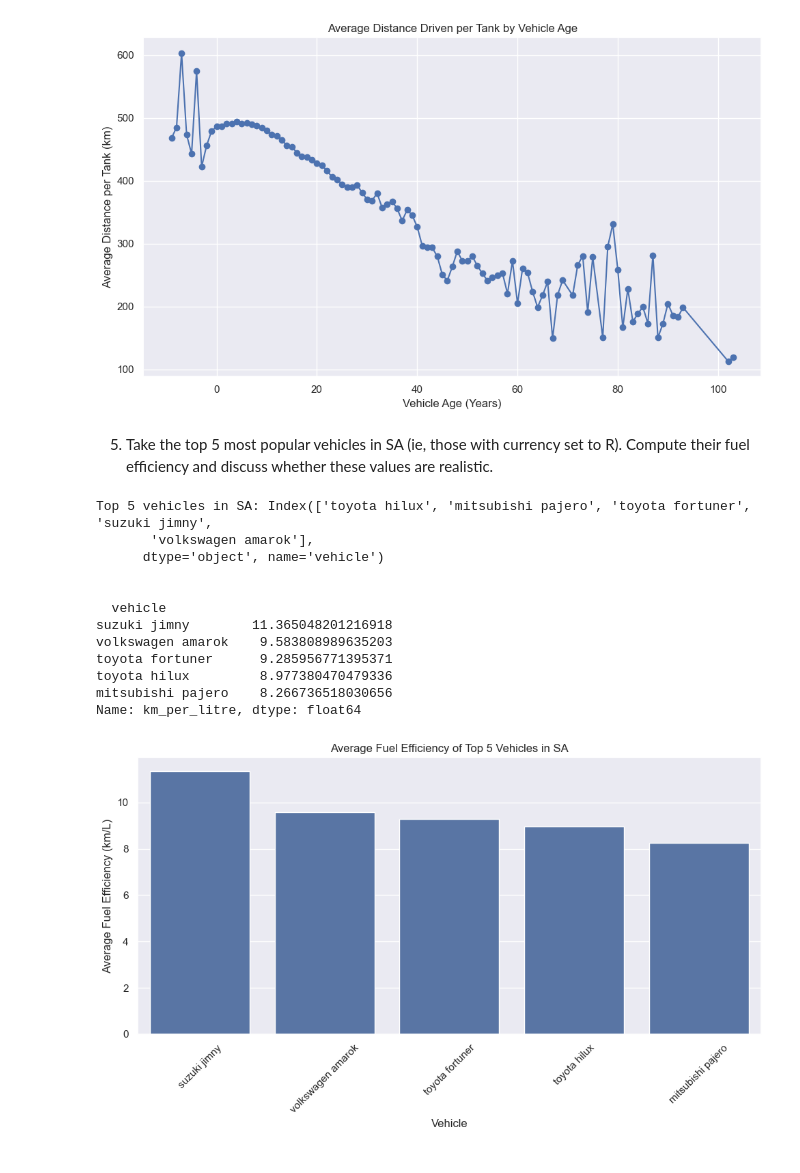
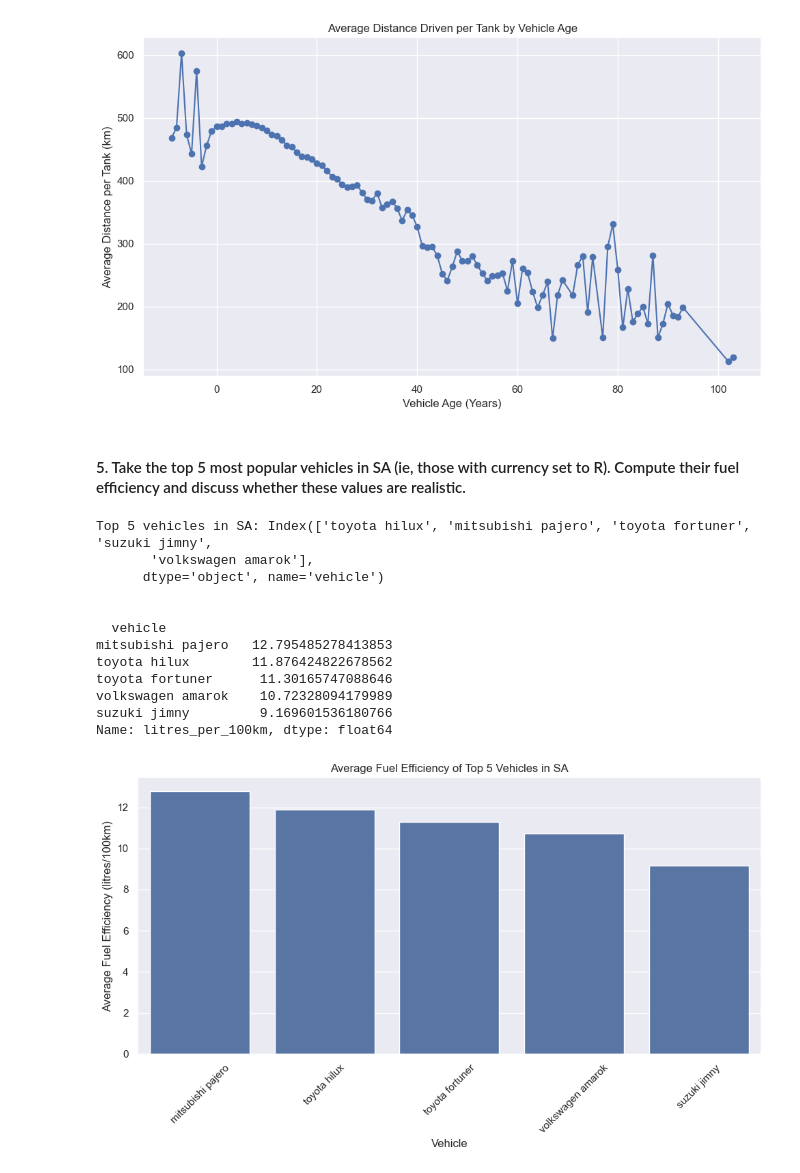
Before and after one commit to tarunaidoo/IDVE_Assignment1, a Jupyter notebook: Assignment 1.ipynb, the cells around one changed output. Saved outputs shown, nothing was run; the diff lists cells and outputs as text; code cells hidden in the pictures.

```diff
--- a/Assignment 1.ipynb
+++ b/Assignment 1.ipynb
@@ -585,9 +589,9 @@ cleaned_top5_df['km_diff'] = cleaned_top5_df.groupby('user_id')['km_driven'].dif
 # km_diff is NaN for the first fill-up per user.
 # Large values of km_diff may indicate missed fill-ups.
 
-# Example: flag km_diff greater than 1.5 times the user's median distance per fill-up
+# Example: flag km_diff greater than 2 times the user's median distance per fill-up
 cleaned_top5_df['median_km'] = cleaned_top5_df.groupby('user_id')['km_driven'].transform('median')
-cleaned_top5_df['missed_fillup'] = cleaned_top5_df['km_diff'] > 1.5 * cleaned_top5_df['median_km']
+cleaned_top5_df['missed_fillup'] = cleaned_top5_df['km_diff'] > 2 * cleaned_top5_df['median_km']
 
 # Show examples
 missed_examples = cleaned_top5_df[cleaned_top5_df['missed_fillup']][['user_id', 'date_fueled_proxy', 'odometer', 'km_diff']]
@@ -657,48 +668,46 @@ plt.show()
 # %% [output]
 [figure]
 # %% [markdown]
-5. Take the top 5 most popular vehicles in SA (ie, those with currency set
-to R). Compute their fuel efficiency and discuss whether these values are
-realistic.
+#### 5. Take the top 5 most popular vehicles in SA (ie, those with currency set to R). Compute their fuel efficiency and discuss whether these values are realistic.
 # %%
 # Filter for South Africa
 sa_df = cleaned_top5_df[cleaned_top5_df['currency'] == 'R']
 
 # Count most popular vehicles
 sa_df['vehicle'] = sa_df['car_make'] + ' ' + sa_df['car_model']
 top5_vehicles = sa_df['vehicle'].value_counts().head(5).index
 print("Top 5 vehicles in SA:", top5_vehicles)
 
 
-# Calculate km per litre
+# # Calculate km per litre
 sa_df['km_per_litre'] = sa_df['km_driven'] / sa_df['litres_filled']
 
 # Filter only top 5 vehicles
-top5_df = sa_df[sa_df['vehicle'].isin(top5_vehicles)]
+top5_sa_df = sa_df[sa_df['vehicle'].isin(top5_vehicles)]
 
 # Compute average fuel efficiency per vehicle
-fuel_efficiency = top5_df.groupby('vehicle')['km_per_litre'].mean().sort_values(ascending=False)
+fuel_efficiency = top5_sa_df.groupby('vehicle')['litres_per_100km'].mean().sort_values(ascending=False)
 print("\n \n ",fuel_efficiency)
 
 plt.figure(figsize=(10,6))
 sns.barplot(x=fuel_efficiency.index, y=fuel_efficiency.values)
-plt.ylabel('Average Fuel Efficiency (km/L)')
+plt.ylabel('Average Fuel Efficiency (litres/100km)')
 plt.xlabel('Vehicle')
 plt.title('Average Fuel Efficiency of Top 5 Vehicles in SA')
 plt.xticks(rotation=45)
 plt.tight_layout()
 plt.show()
 # %% [output]
 Top 5 vehicles in SA: Index(['toyota hilux', 'mitsubishi pajero', 'toyota fortuner', 'suzuki jimny',
        'volkswagen amarok'],
       dtype='object', name='vehicle')
 
 
   vehicle
-suzuki jimny        11.365048201216918
-volkswagen amarok    9.583808989635203
-toyota fortuner      9.285956771395371
-toyota hilux         8.977380470479336
-mitsubishi pajero    8.266736518030656
-Name: km_per_litre, dtype: float64
+mitsubishi pajero   12.795485278413853
+toyota hilux        11.876424822678562
+toyota fortuner      11.30165747088646
+volkswagen amarok    10.72328094179989
+suzuki jimny         9.169601536180766
+Name: litres_per_100km, dtype: float64
-[figure, old version]
+[figure, new version]
```
Also changed, not shown: parts of 25 cells of this notebook.
